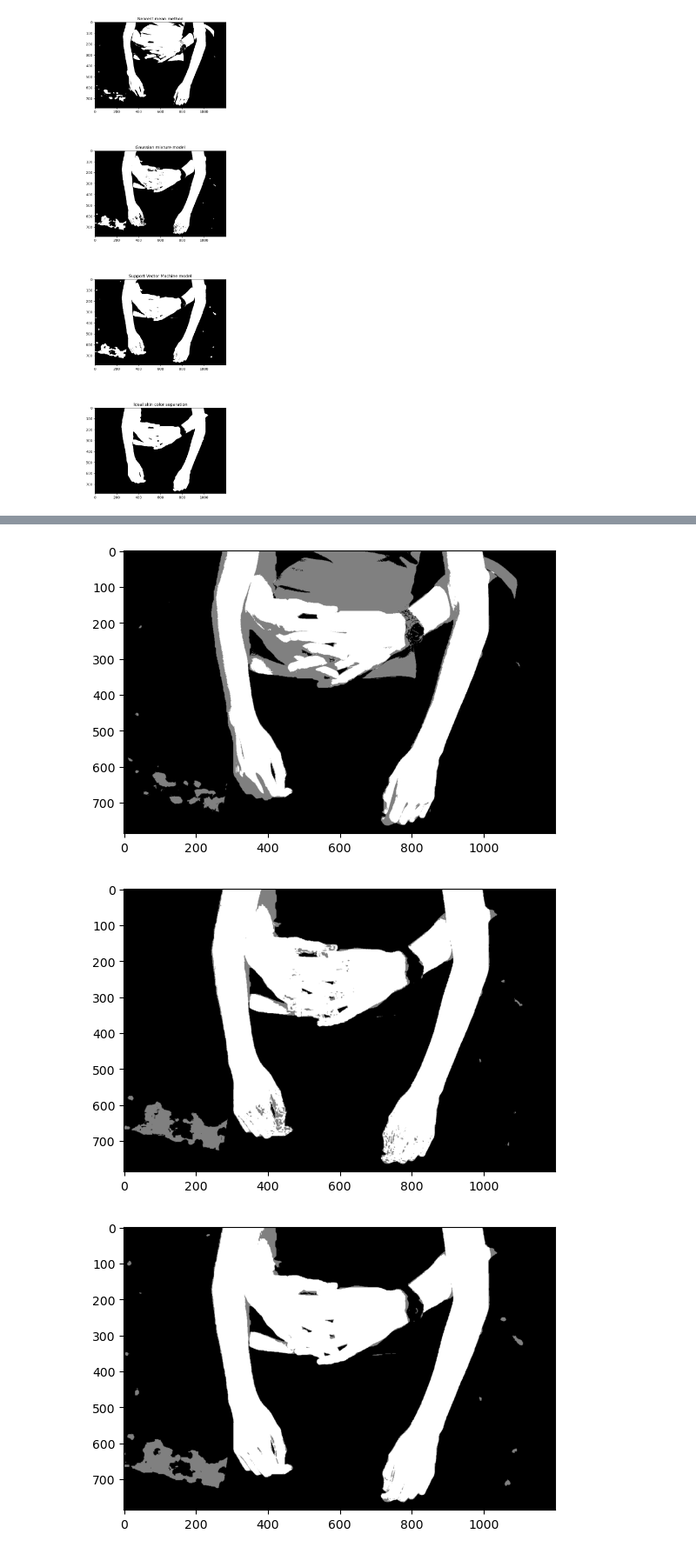
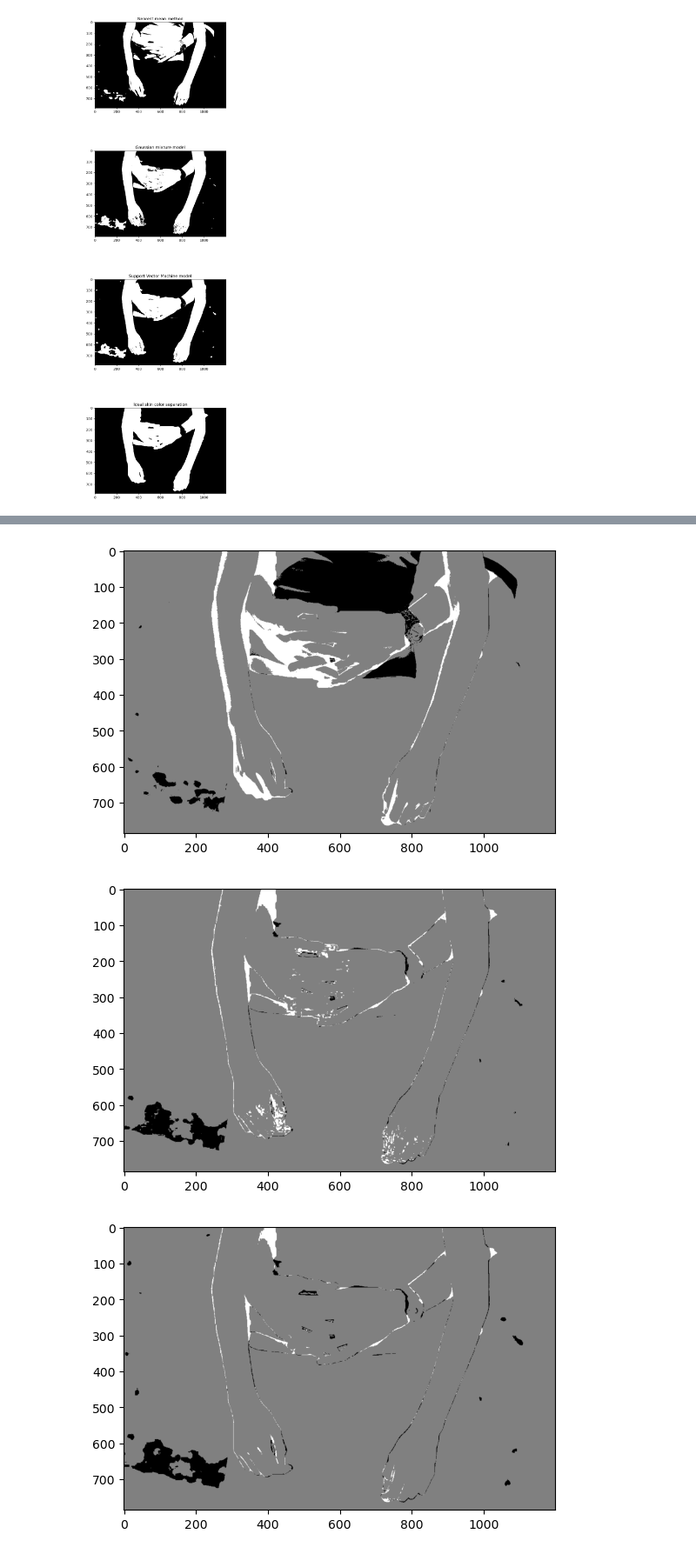
Before and after one commit to ablarer/SCC_ZHAW, a Jupyter notebook: 06/MaterialPython/Lab06.ipynb, the cells around one changed output, grey strips where cells are left out. Shown: that part at 87% size. Drawn from its saved outputs; the diff is of its cells as text; code cells hidden in the pictures.

```diff
--- a/06/MaterialPython/Lab06.ipynb
+++ b/06/MaterialPython/Lab06.ipynb
@@ -222,6 +222,12 @@ difference_nm = vector_maskTest - alpha_nm
 difference_gmm = vector_maskTest - alpha_gmm[0]
 difference_svm = vector_maskTest - alpha_svm
 
+# Number of true positives and true negatives
+true_positives_and_negatives = 0.0
+sum_tp_tn_nm = np.count_nonzero(difference_nm == true_positives_and_negatives)
+sum_tp_tn_gmm = np.count_nonzero(difference_gmm == true_positives_and_negatives)
+sum_tp_tn_svm = np.count_nonzero(difference_svm == true_positives_and_negatives)
+
 # Number of false negatives
 false_positive = -1.0
 fp_nm = np.count_nonzero(difference_nm == false_positive)
@@ -230,17 +236,16 @@ fp_svm = np.count_nonzero(difference_svm == false_positive)
 
 # Number of false positives
 false_negative = 1.0
-fn_nm = np.count_nonzero(difference_nm== false_negative)
-fn_gmm = np.count_nonzero(difference_gmm== false_negative)
-fn_svm = np.count_nonzero(difference_svm== false_negative)
+fn_nm = np.count_nonzero(difference_nm == false_negative)
+fn_gmm = np.count_nonzero(difference_gmm == false_negative)
+fn_svm = np.count_nonzero(difference_svm == false_negative)
 
 # Calculate accuracy
 # Precision = True Positives + True Negatives / (True Positives + + True Negatives + Fale Negatives + False Positives)
 print()
-sum_tp_tn =  true_positives + true_negatives
-accuracy_nm = sum_tp_tn/(sum_tp_tn+fp_nm+fn_nm)
-accuracy_gmm = sum_tp_tn/(sum_tp_tn+fp_gmm+fn_gmm)
-accuracy_svm = sum_tp_tn/(sum_tp_tn+fp_svm+fn_svm)
+accuracy_nm = sum_tp_tn_nm/(sum_tp_tn_nm+fp_nm+fn_nm)
+accuracy_gmm = sum_tp_tn_gmm/(sum_tp_tn_gmm+fp_gmm+fn_gmm)
+accuracy_svm = sum_tp_tn_svm/(sum_tp_tn_svm+fp_svm+fn_svm)
 
 # Print accuracy
 print(f'The accuracy for the nearest mean method is {accuracy_nm}')
@@ -284,11 +289,11 @@ print(f'The F1 score for the Gaussian mixture model method is {f1_gmm}')
 print(f'The F1 score for the SVM method model is {f1_svm}')
 
 
-plt.imshow(maskTest - image_alpha_nm, cmap='gray')
+plt.imshow(maskTest - (1 - image_alpha_nm), cmap='gray')
 plt.show()
-plt.imshow(maskTest - image_alpha_gmm, cmap='gray')
+plt.imshow(maskTest - (1 - image_alpha_gmm), cmap='gray')
 plt.show()
-plt.imshow(maskTest - image_alpha_svm, cmap='gray')
+plt.imshow(maskTest - (1 - image_alpha_svm), cmap='gray')
 plt.show()
 # %% [output]
 Number of non-skin pixels / true negatives: 695595
@@ -300,17 +305,17 @@ The accuracy for the SVM method model is 0.507710940654017
 
 The precisiony for the nearest mean method is 0.28357865369286167
 The precision for the Gaussian mixture model method is 0.26720819479472546
 The precision for the SVM method model is 0.2685281786218579
 
 The recall for the nearest mean method is 0.5540873184595072
 The recall for the Gaussian mixture model method is 0.5150647146191386
 The recall for the SVM method model is 0.5077223085724597
 
 The F1 score for the nearest mean method is 0.3751551119912364
 The F1 score for the Gaussian mixture model method is 0.3518708392930609
 The F1 score for the SVM method model is 0.3512725570309839
-[figure, old version]
+[figure, new version]
-[figure, old version]
+[figure, new version]
-[figure, old version]
+[figure, new version]
 # %% [markdown]
 # Result by inspecting the image
```
Also changed, not shown: parts of 3 cells of this notebook.
